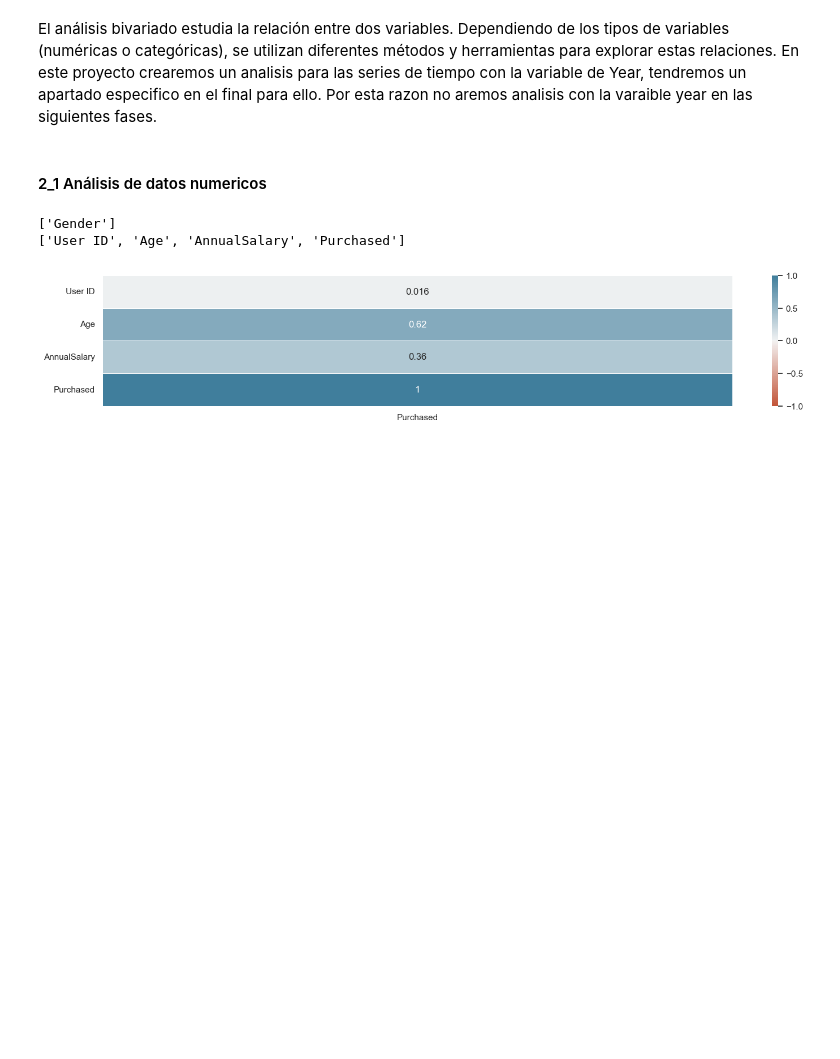
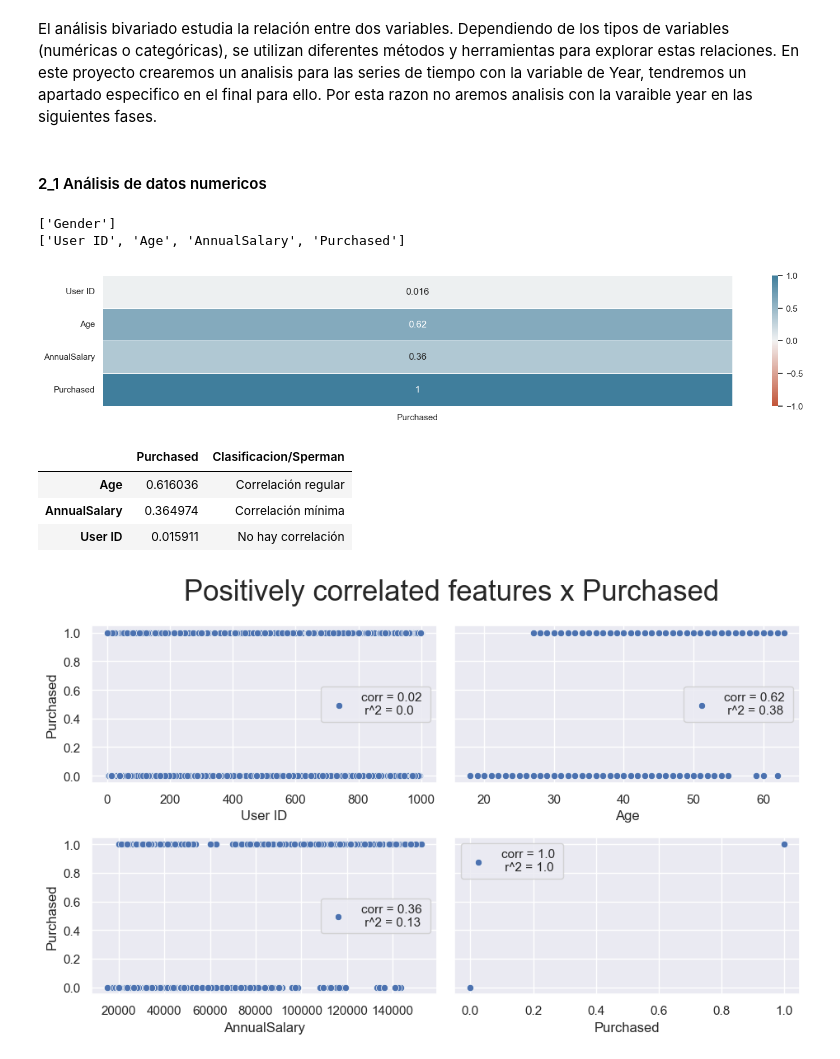
Before and after one commit to jluis-ml/Proyecto-venta-de-autos, a Jupyter notebook: 3_EDA.ipynb, the cells around one changed output. Saved outputs shown, nothing was run; the diff lists cells and outputs as text; code cells hidden in the pictures; blank space fills up the shorter version.

Commit message:
Explorando la data

```diff
--- a/3_EDA.ipynb
+++ b/3_EDA.ipynb
@@ -271,0 +302,35 @@ plt.show()
+# %%
+
+calcular_correlacion(data_numeric)
+# %% [output]
+|  | Purchased | Clasificacion/Sperman |
+| Age | 0.616036 | Correlación regular |
+| AnnualSalary | 0.364974 | Correlación mínima |
+| User ID | 0.015911 | No hay correlación |
+# %%
+def plot_scatterplot(df, features, title='Features', columns=2, x_lim=None):
+    df = df.copy()
+    rows = math.ceil(len(features) / columns)
+
+    fig, axes = plt.subplots(rows, columns, sharey=True, figsize=(10, 6))
+    for i, feature in enumerate(features):
+        ax = plt.subplot(rows, columns, i + 1)
+        correlation = df[feature].corr(df['Purchased'])
+        r_squared = correlation ** 2
+        sns.scatterplot(data=df, x=feature, y='Purchased', ax=ax,
+                        label = f"corr = {round(correlation, 2)} \n r^2 = {round(r_squared, 2)}")
+
+
+    fig.suptitle(f'{title} x Purchased', fontsize=25, x=0.56)
+    fig.tight_layout(rect=[0.05, 0.03, 1, 1])
+
+    plt.show()
+# %%
+#Plot Life Expectancy x positively correlated features
+pos_correlated_features = ['User ID', 'Age', 'AnnualSalary', 'Purchased']
+
+title = 'Positively correlated features'
+
+plot_scatterplot(data, pos_correlated_features, title)
+# %% [output]
+[figure, added]
```
Also changed, not shown: parts of 16 cells of this notebook.
